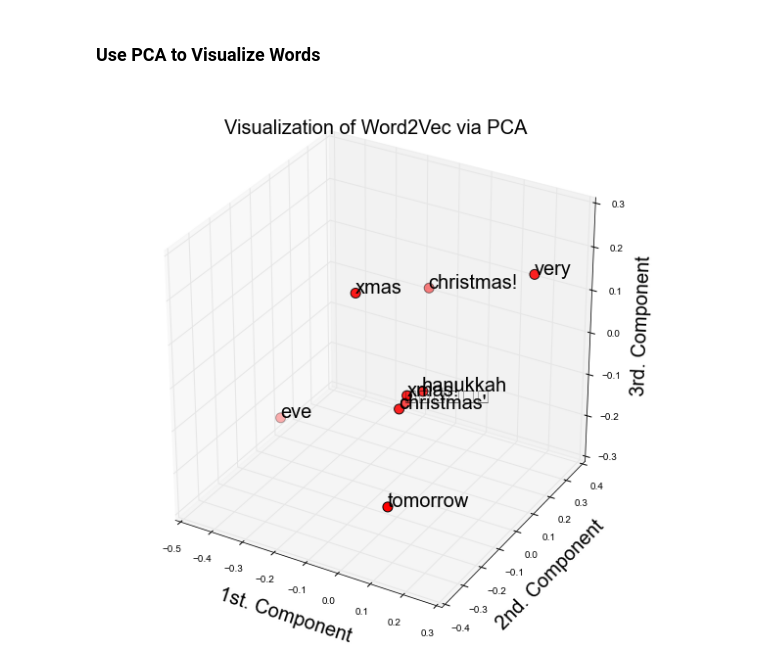
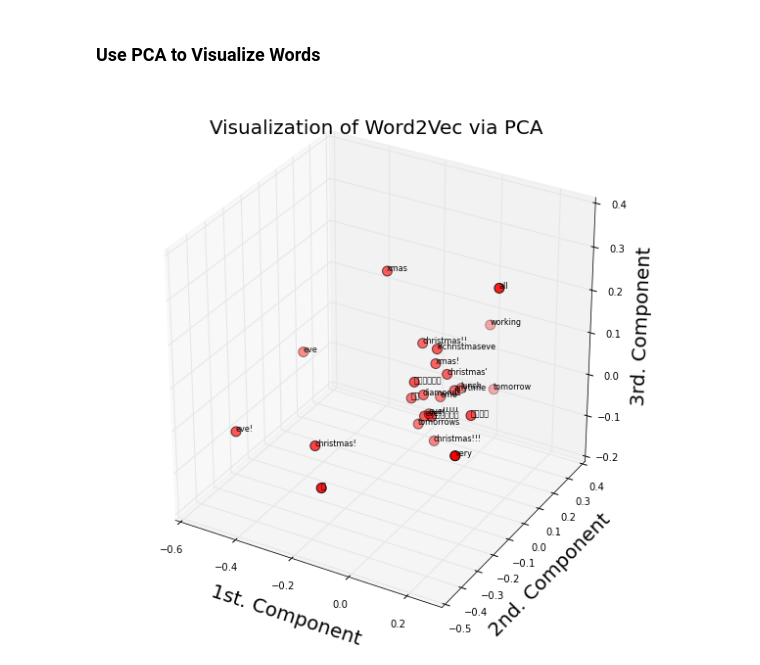
Before and after one commit to castanan/w2v, a Jupyter notebook: w2v_v1.ipynb, the cells around one changed output. Cells and saved outputs as stored; diff of their text form; code cells hidden in the pictures.

```diff
--- a/w2v_v1.ipynb
+++ b/w2v_v1.ipynb
@@ -242,27 +248,27 @@ display(res)
 # %% [markdown]
 ### Use PCA to Visualize Words
 # %%
-maxWordsVis = 9
+maxWordsVis = 25
 compX, compY, compZ, words = visualizeWords(maxWordsVis)
 # %%
 %matplotlib inline
 fs=20 #fontsize
 w = words[0:maxWordsVis]
 fig = plt.figure()
 ax = fig.add_subplot(111, projection='3d')
 
 height = 10
 width = 10
 fig.set_size_inches(width, height)
 
 ax.scatter(compX, compY, compZ, color='red', s=100, marker='o', edgecolors='black')
 for i, txt in enumerate(w):
-    ax.text(compX[i],compY[i],compZ[i], '%s' % (txt), size=fs, zorder=1, color='k')
+    ax.text(compX[i],compY[i],compZ[i], '%s' % (txt), size=8, zorder=1, color='k')
 ax.set_xlabel('1st. Component', fontsize=fs)
 ax.set_ylabel('2nd. Component', fontsize=fs)
 ax.set_zlabel('3rd. Component', fontsize=fs)
 ax.set_title('Visualization of Word2Vec via PCA', fontsize=fs)
 ax.grid(True)
 plt.show()
 # %% [output]
-[figure, old version]
+[figure, new version]
```
Also changed, not shown: parts of 3 cells of this notebook, 1 other file.
